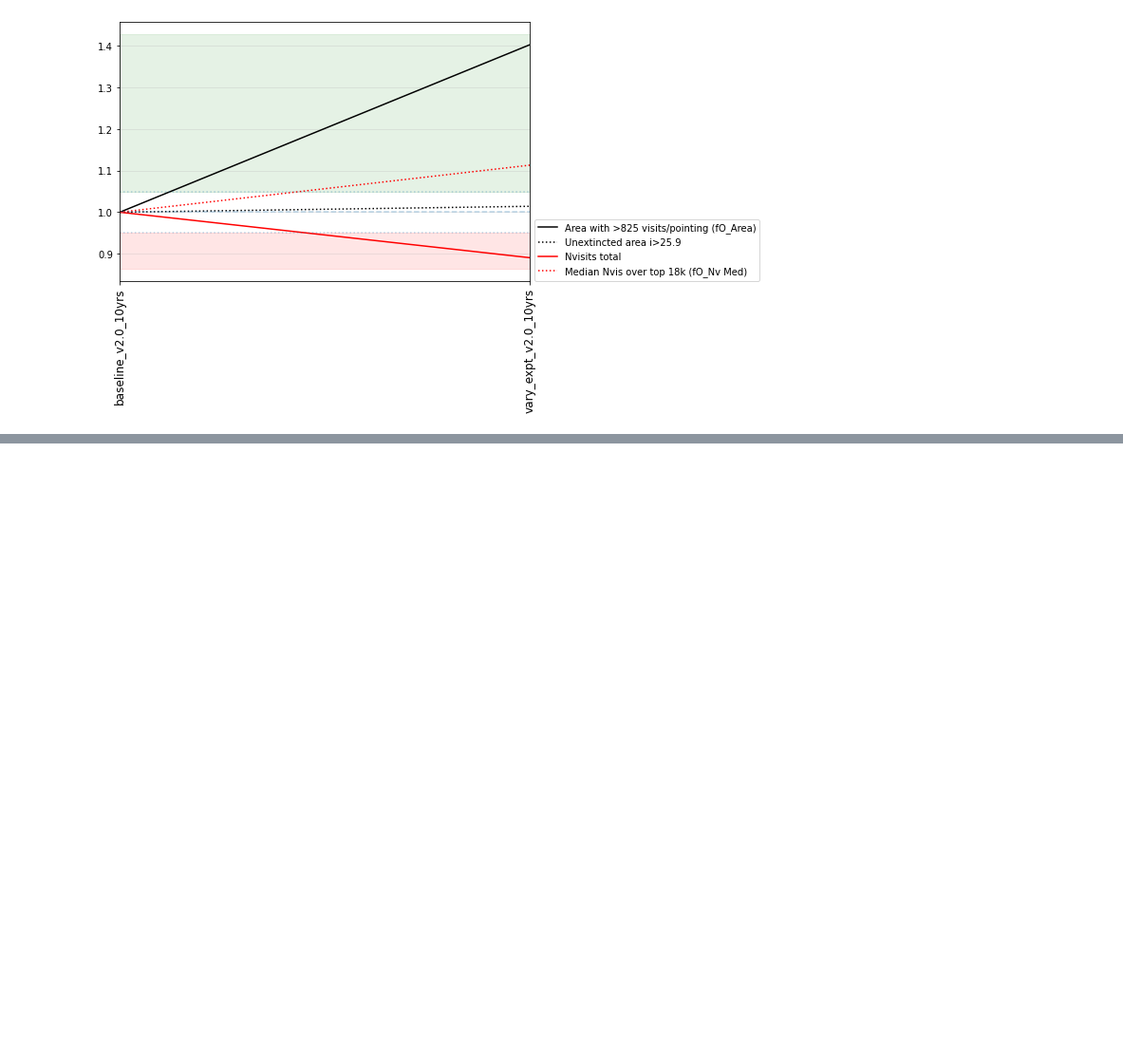
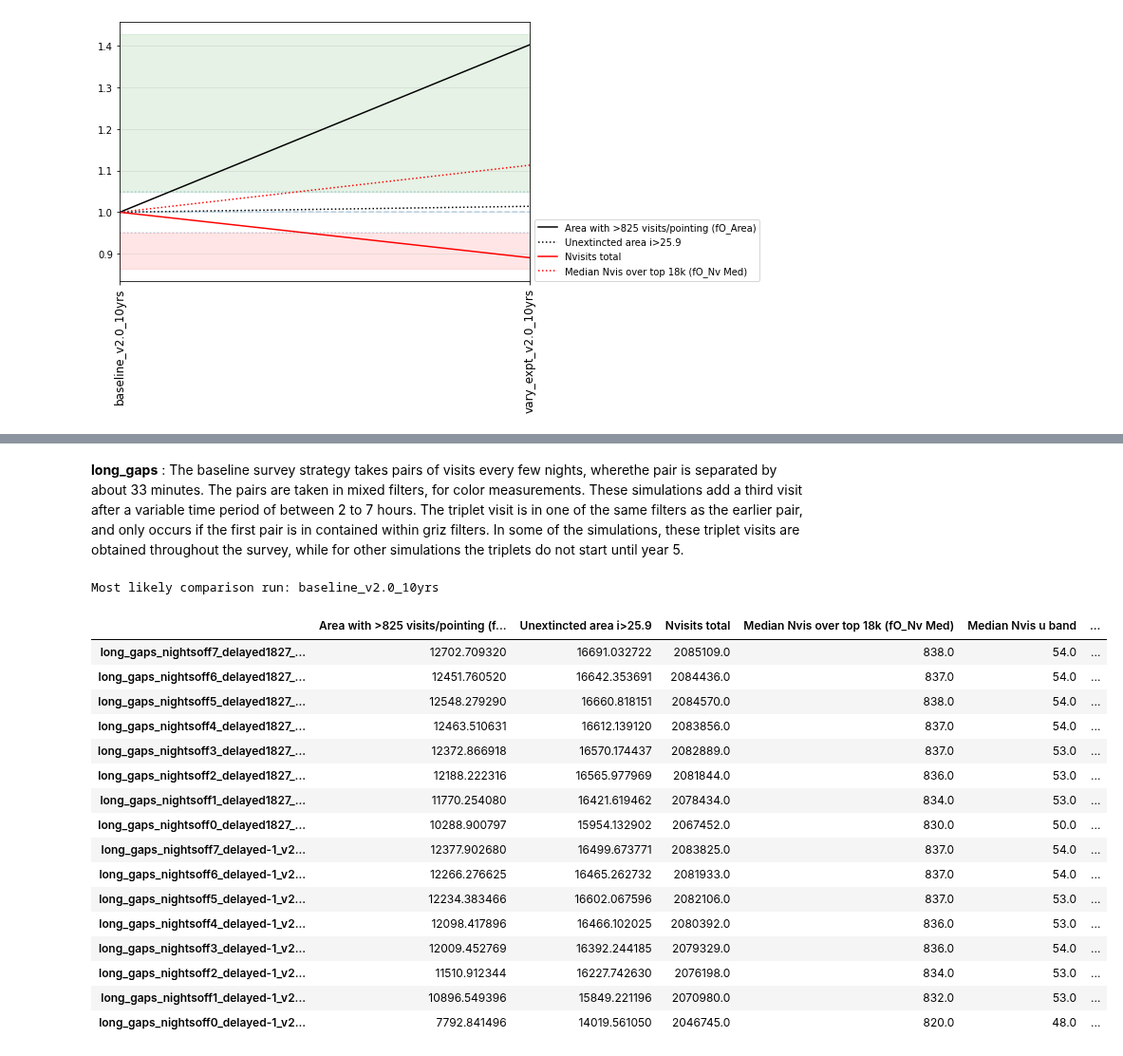
Before and after one commit to lsst-pst/survey_strategy, a Jupyter notebook: fbs_2.0/SummaryInfo_v2.0.ipynb, the cells around one changed output, grey strips where cells are left out. Shown at 95% size. Saved outputs shown, nothing was run; the diff lists cells and outputs as text; code cells hidden in the pictures; blank space fills up the shorter version.

```diff
--- a/fbs_2.0/SummaryInfo_v2.0.ipynb
+++ b/fbs_2.0/SummaryInfo_v2.0.ipynb
@@ -275,0 +312,22 @@ runs.plot_areaNvis(k)
+# %%
+runs.family_info('long_gaps')
+# %% [output]
+**long_gaps** : The baseline survey strategy takes pairs of visits every few nights, wherethe pair is separated by about 33 minutes. The pairs are taken in mixed filters, for color measurements. These simulations add a third visit after a variable time period of between 2 to 7 hours. The triplet visit is in one of the same filters as the earlier pair, and only occurs if the first pair is in contained within griz filters. In some of the simulations, these triplet visits are obtained throughout the survey, while for other simulations the triplets do not start until year 5.
+Most likely comparison run: baseline_v2.0_10yrs
+|  | Area with >825 visits/pointing (f... | Unextincted area i>25.9 | Nvisits total | Median Nvis over top 18k (fO_Nv Med) | Median Nvis u band | ... |
+| long_gaps_nightsoff7_delayed1827_... | 12702.709320 | 16691.032722 | 2085109.0 | 838.0 | 54.0 | ... |
+| long_gaps_nightsoff6_delayed1827_... | 12451.760520 | 16642.353691 | 2084436.0 | 837.0 | 54.0 | ... |
+| long_gaps_nightsoff5_delayed1827_... | 12548.279290 | 16660.818151 | 2084570.0 | 838.0 | 54.0 | ... |
+| long_gaps_nightsoff4_delayed1827_... | 12463.510631 | 16612.139120 | 2083856.0 | 837.0 | 54.0 | ... |
+| long_gaps_nightsoff3_delayed1827_... | 12372.866918 | 16570.174437 | 2082889.0 | 837.0 | 53.0 | ... |
+| long_gaps_nightsoff2_delayed1827_... | 12188.222316 | 16565.977969 | 2081844.0 | 836.0 | 53.0 | ... |
+| long_gaps_nightsoff1_delayed1827_... | 11770.254080 | 16421.619462 | 2078434.0 | 834.0 | 53.0 | ... |
+| long_gaps_nightsoff0_delayed1827_... | 10288.900797 | 15954.132902 | 2067452.0 | 830.0 | 50.0 | ... |
+| long_gaps_nightsoff7_delayed-1_v2... | 12377.902680 | 16499.673771 | 2083825.0 | 837.0 | 54.0 | ... |
+| long_gaps_nightsoff6_delayed-1_v2... | 12266.276625 | 16465.262732 | 2081933.0 | 837.0 | 54.0 | ... |
+| long_gaps_nightsoff5_delayed-1_v2... | 12234.383466 | 16602.067596 | 2082106.0 | 837.0 | 53.0 | ... |
+| long_gaps_nightsoff4_delayed-1_v2... | 12098.417896 | 16466.102025 | 2080392.0 | 836.0 | 53.0 | ... |
+| long_gaps_nightsoff3_delayed-1_v2... | 12009.452769 | 16392.244185 | 2079329.0 | 836.0 | 54.0 | ... |
+| long_gaps_nightsoff2_delayed-1_v2... | 11510.912344 | 16227.742630 | 2076198.0 | 834.0 | 53.0 | ... |
+| long_gaps_nightsoff1_delayed-1_v2... | 10896.549396 | 15849.221196 | 2070980.0 | 832.0 | 53.0 | ... |
+| long_gaps_nightsoff0_delayed-1_v2... | 7792.841496 | 14019.561050 | 2046745.0 | 820.0 | 48.0 | ... |
```
Also changed, not shown: parts of 4 cells of this notebook.
